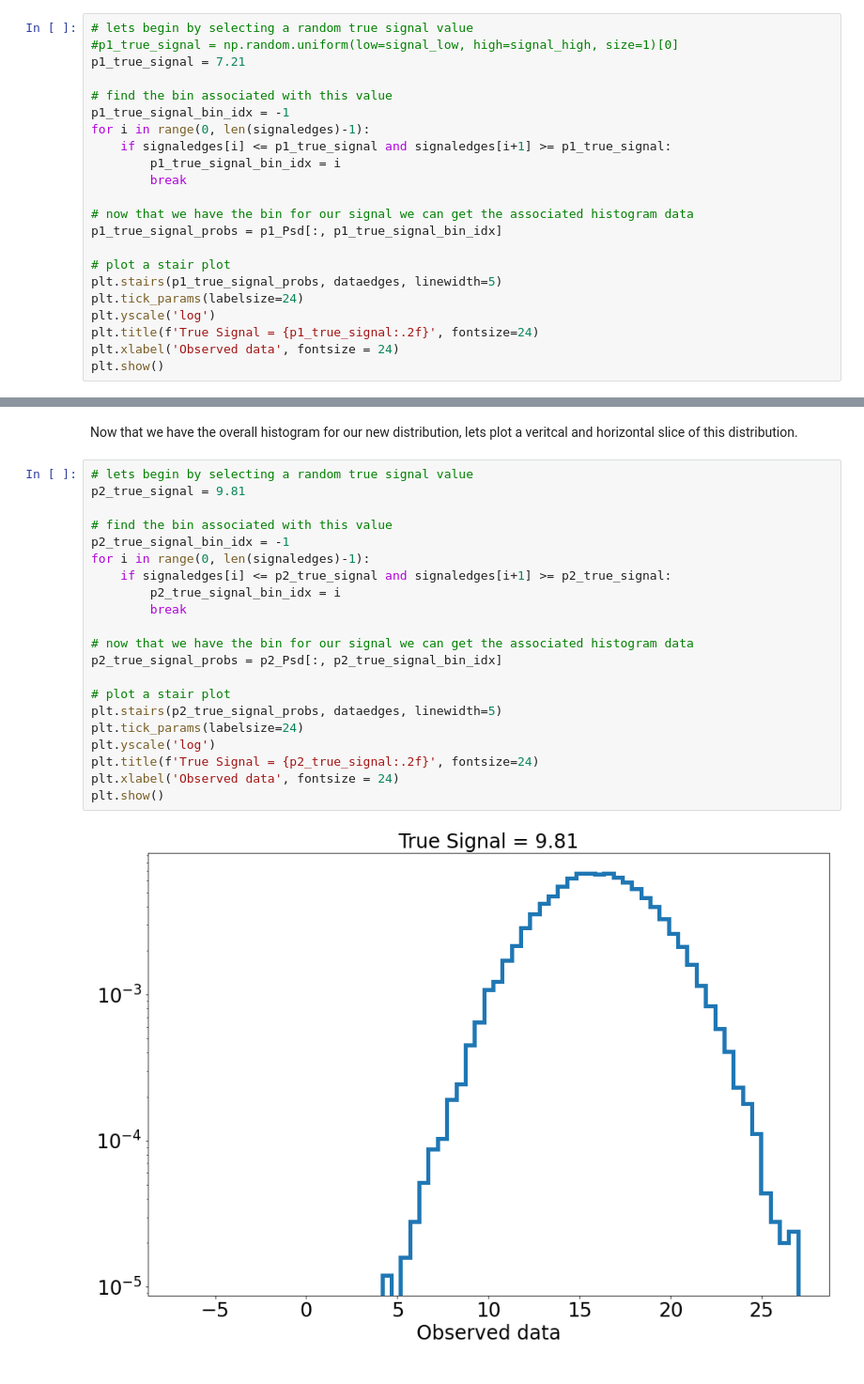
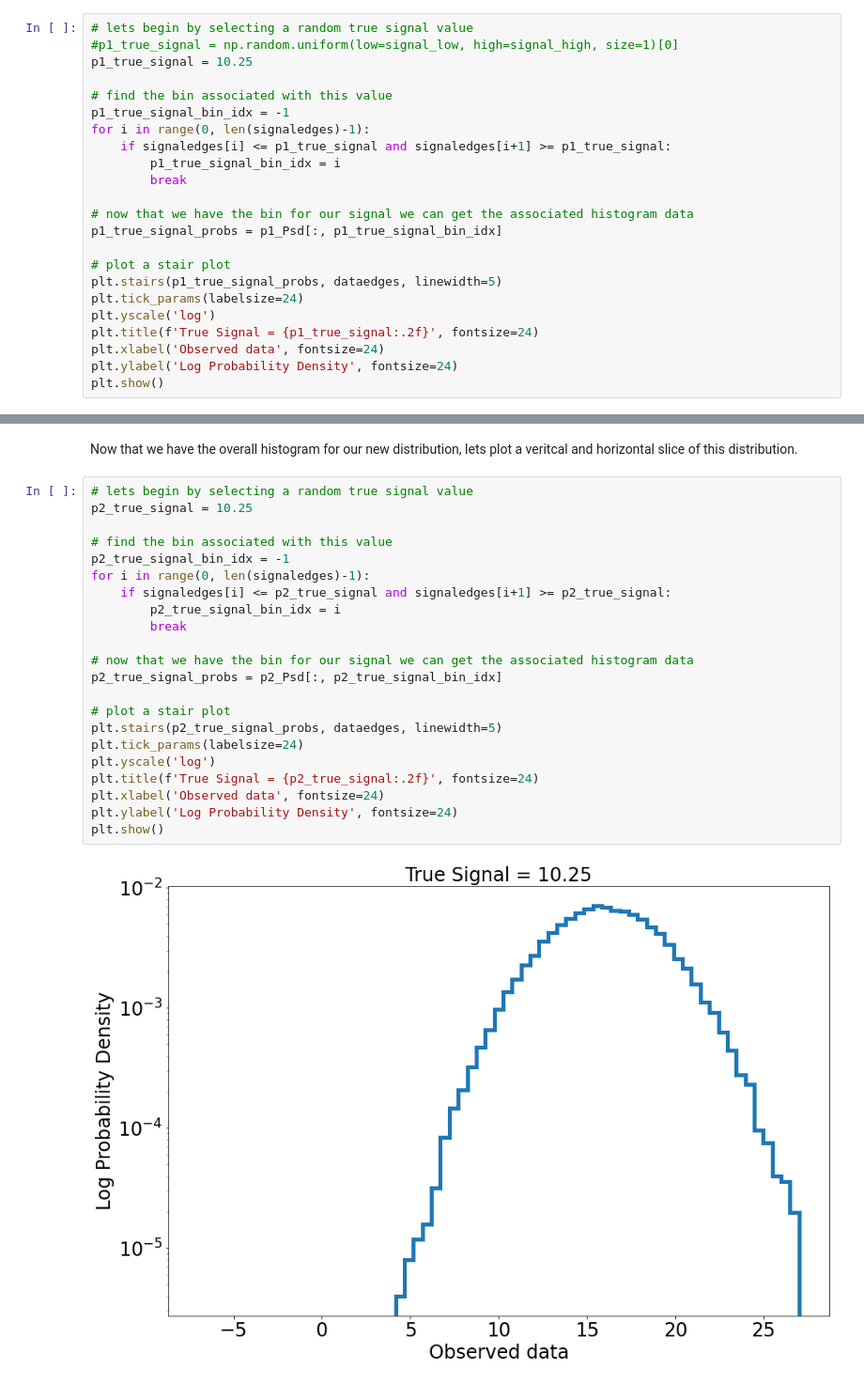
Before and after one commit to williamdolsen/phys434-21au, a Jupyter notebook: homework/hw5/homework5.ipynb, the cells around one changed output, grey strips where cells are left out. Shown at 94% size. Saved outputs shown, nothing was run; the diff lists cells and outputs as text.

```diff
--- a/homework/hw5/homework5.ipynb
+++ b/homework/hw5/homework5.ipynb
@@ -87,7 +87,7 @@ Select a true injected signal and plot 𝑃(𝑑|𝑠).  Label this plot and cle
 # %%
 # lets begin by selecting a random true signal value
 #p1_true_signal = np.random.uniform(low=signal_low, high=signal_high, size=1)[0]
-p1_true_signal = 7.21
+p1_true_signal = 10.25
 
 # find the bin associated with this value
 p1_true_signal_bin_idx = -1
@@ -104,6 +104,7 @@ plt.stairs(p1_true_signal_probs, dataedges, linewidth=5)
 plt.tick_params(labelsize=24)
 plt.yscale('log')
 plt.title(f'True Signal = {p1_true_signal:.2f}', fontsize=24)
-plt.xlabel('Observed data', fontsize = 24)
+plt.xlabel('Observed data', fontsize=24)
+plt.ylabel('Log Probability Density', fontsize=24)
 plt.show()
 # %% [output]
@@ -171,24 +181,25 @@ plot_2d_hist(signaledges, dataedges, p2_Psd)
 Now that we have the overall histogram for our new distribution, lets plot a veritcal and horizontal slice of this distribution.
 # %%
 # lets begin by selecting a random true signal value
-p2_true_signal = 9.81
+p2_true_signal = 10.25
 
 # find the bin associated with this value
 p2_true_signal_bin_idx = -1
 for i in range(0, len(signaledges)-1):
     if signaledges[i] <= p2_true_signal and signaledges[i+1] >= p2_true_signal:
         p2_true_signal_bin_idx = i
         break
 
 # now that we have the bin for our signal we can get the associated histogram data
 p2_true_signal_probs = p2_Psd[:, p2_true_signal_bin_idx]
 
 # plot a stair plot
 plt.stairs(p2_true_signal_probs, dataedges, linewidth=5)
 plt.tick_params(labelsize=24)
 plt.yscale('log')
 plt.title(f'True Signal = {p2_true_signal:.2f}', fontsize=24)
-plt.xlabel('Observed data', fontsize = 24)
+plt.xlabel('Observed data', fontsize=24)
+plt.ylabel('Log Probability Density', fontsize=24)
 plt.show()
 # %% [output]
-[figure, old version]
+[figure, new version]
```
Also changed, not shown: parts of 11 cells of this notebook, 1 other file.
